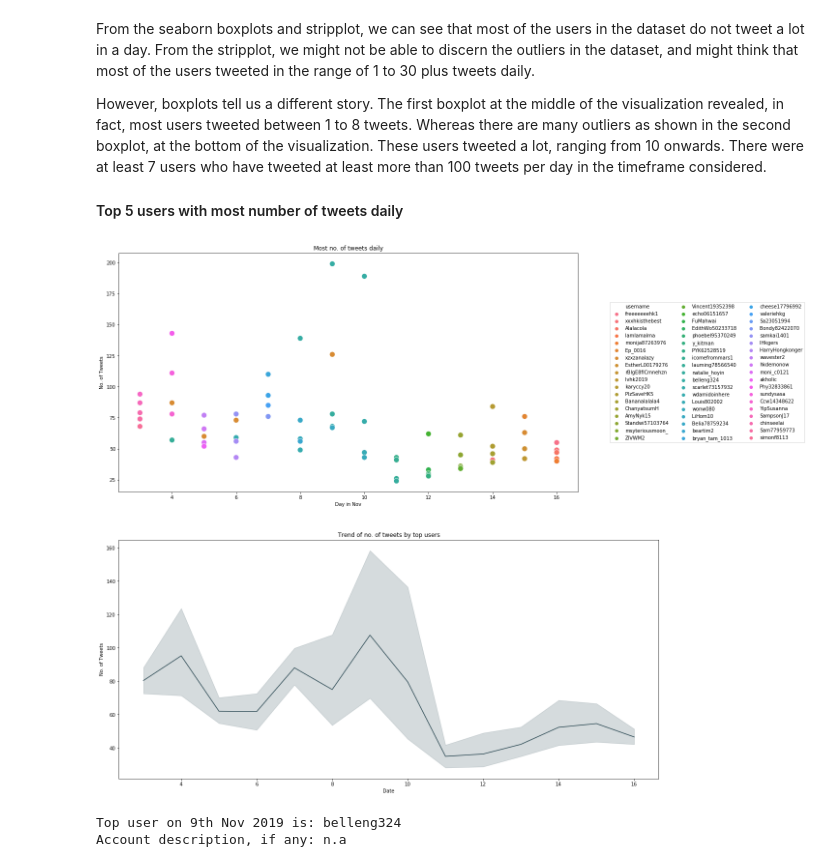
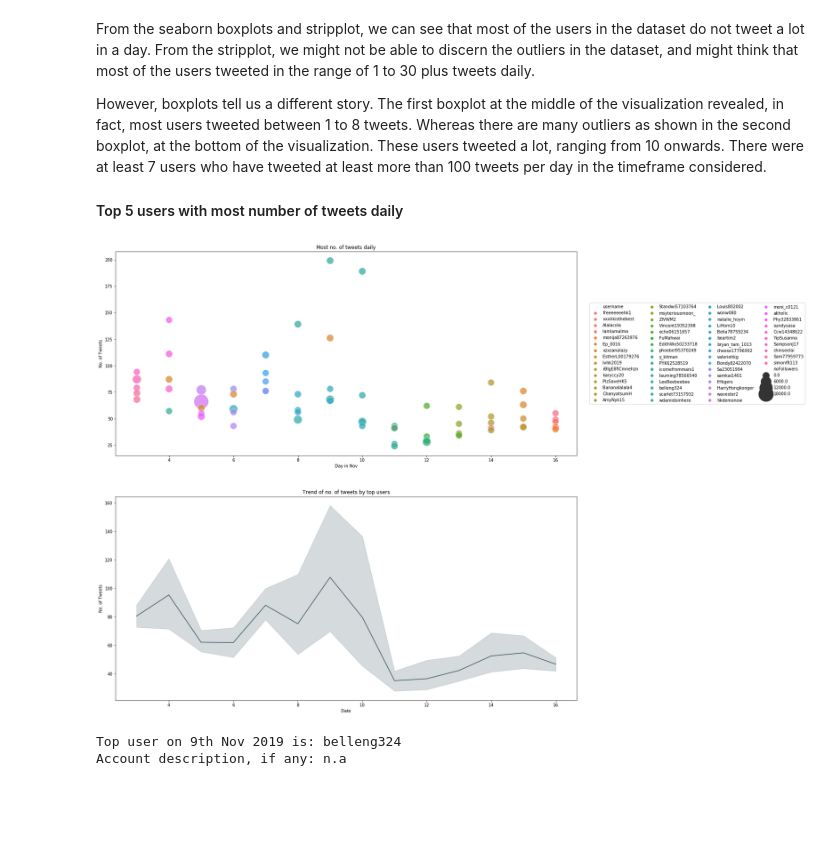
Before and after one commit to leowgriffin/tweets_analysis_hkprotests_2019, a Jupyter notebook: sahkprotests_analysis.ipynb, the cells around one changed output. Drawn from its saved outputs; the diff is of its cells as text; code cells hidden in the pictures; blank space fills up the shorter version.

```diff
--- a/sahkprotests_analysis.ipynb
+++ b/sahkprotests_analysis.ipynb
@@ -1364,37 +1364,37 @@ user_most_tweets_df = top_user_df.sort_values(by = ['dt_date', 'noTweets'], asce
 # Extract 'days' out of dt_date so we can plot a scatterplot
 # Will return an int:
 user_most_tweets_df['dayofNov'] = user_most_tweets_df['dt_date'].apply(lambda x: x.day)
 user_most_tweets_df['noTweets'] = user_most_tweets_df['noTweets'].astype(int)
 
 # Plot 2 subplots
 # 1st subplot - show who are the users who tweeted the most
 # 2nd subplot - trend in number of tweets
 f, axes = plt.subplots(2, 1, figsize = (20,20))
-f = sns.scatterplot(x = 'dayofNov', y = 'noTweets', hue = 'username', data = user_most_tweets_df, s = 125, ax = axes[0])
+f = sns.scatterplot(x = 'dayofNov', y = 'noTweets', hue = 'username', data = user_most_tweets_df, size = 'noFollowers', sizes = (250, 1250), alpha = 0.75, ax = axes[0])
 sns.lineplot(x = 'dayofNov', y = 'noTweets', data = user_most_tweets_df, markers = True)
 
 # Axes and titles for each subplot
 # First subplot
 axes[0].set_xlabel('Day in Nov')
 axes[0].set_ylabel('No. of Tweets')
 axes[0].set_title('Most no. of tweets daily')
 
 # Legends for first subplot
 box = f.get_position()
-f.set_position([box.x0, box.y0, box.width * 0.85, box.height]) # resize position
+f.set_position([box.x0, box.y0, box.width * 1.0, box.height]) # resize position
 
 # Put a legend to the right side
-f.legend(loc='center right', bbox_to_anchor=(1.5, 0.5), ncol=3)
+f.legend(loc='center right', bbox_to_anchor=(1.5, 0.5), ncol=4)
 
 # Second subplot
 axes[1].set_xlabel('Date')
 axes[1].set_ylabel('No. of Tweets')
 axes[1].set_title('Trend of no. of tweets by top users')
 
 
 plt.show()
 # %% [output]
-[figure, old version]
+[figure, new version]
 # %%
 # Dataframe - Example of someone who tweeted the most:
 # obtain username of this user first - we are using 9th nov
```
Also changed, not shown: parts of 13 cells of this notebook, 1 other file.
